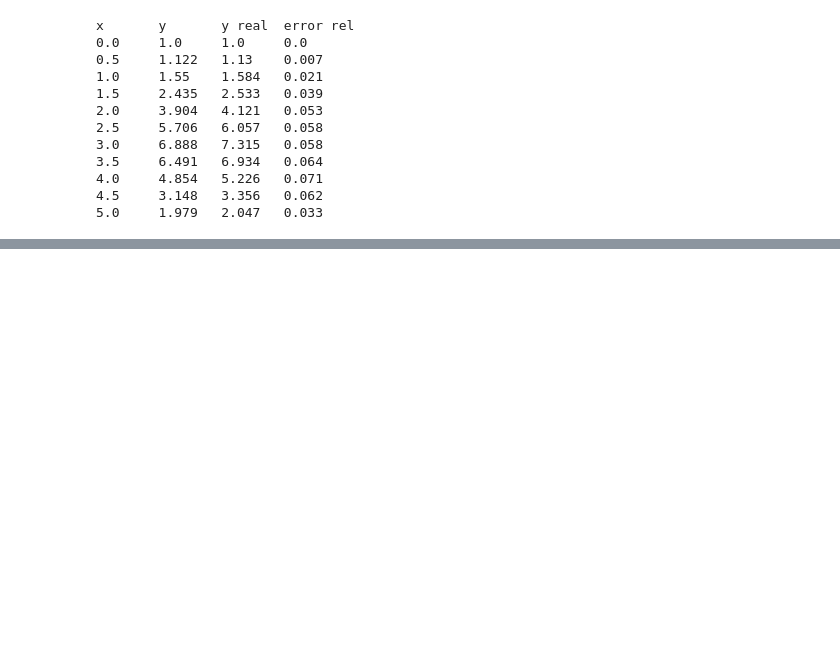
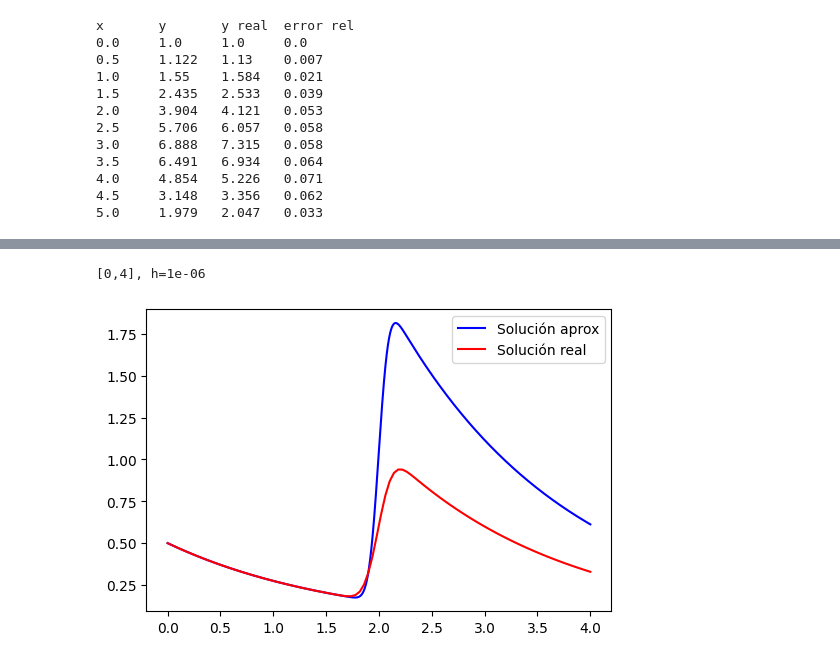
Before and after one commit to gmauricio-toledo/UNISON-teaching, a Jupyter notebook: EDO.ipynb, the cells around one changed output, grey strips where cells are left out. Cells and saved outputs as stored; diff of their text form; code cells hidden in the pictures; blank space fills up the shorter version.

Commit message:
Runge-Kutta order 4

```diff
--- a/EDO.ipynb
+++ b/EDO.ipynb
@@ -273,0 +277,25 @@ Máximo error relativo 0.07124816788122675
+# %%
+from edo import RungeKutta, load_example
+import numpy as np
+
+example = load_example(6)
+
+a = example['a']
+b = example['b']
+h = 0.000001 # example['h']
+print(f"[{a},{b}], h={h}")
+
+solver = RungeKutta(f=example['f'],
+                    sol=example['sol'],
+                    order=4)
+solver.fit(a,b,h,
+            example['x0'],
+            example['y0'])
+solver.plot(plot_nodes=False)
+# solver.table()
+
+# ers = solver.ers
+# print(f"Máximo error relativo {np.max(np.abs(ers))}")
+# %% [output]
+[0,4], h=1e-06
+[figure, added]
```
Also changed, not shown: parts of 2 cells of this notebook, 1 other file.
